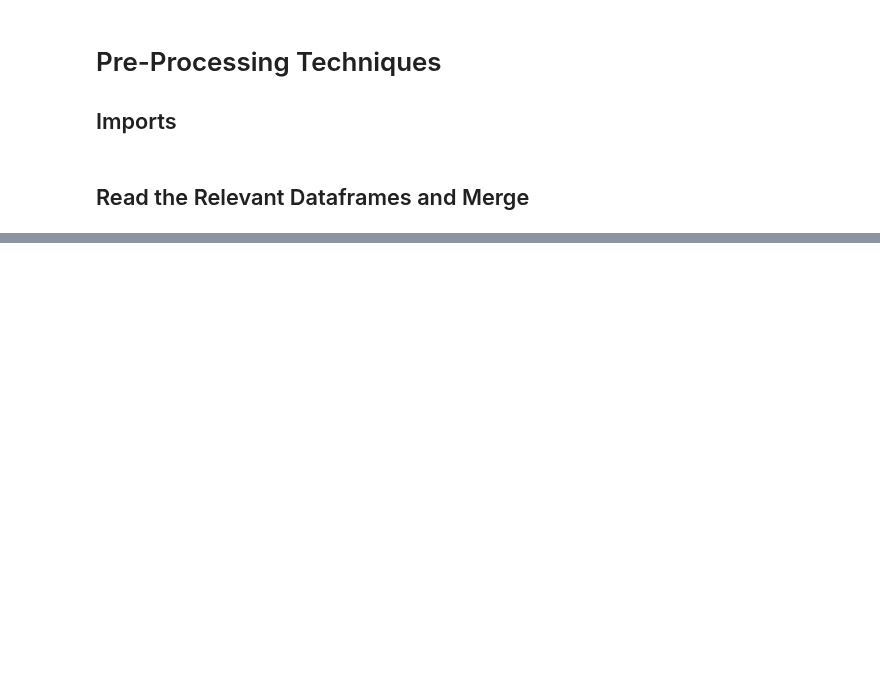
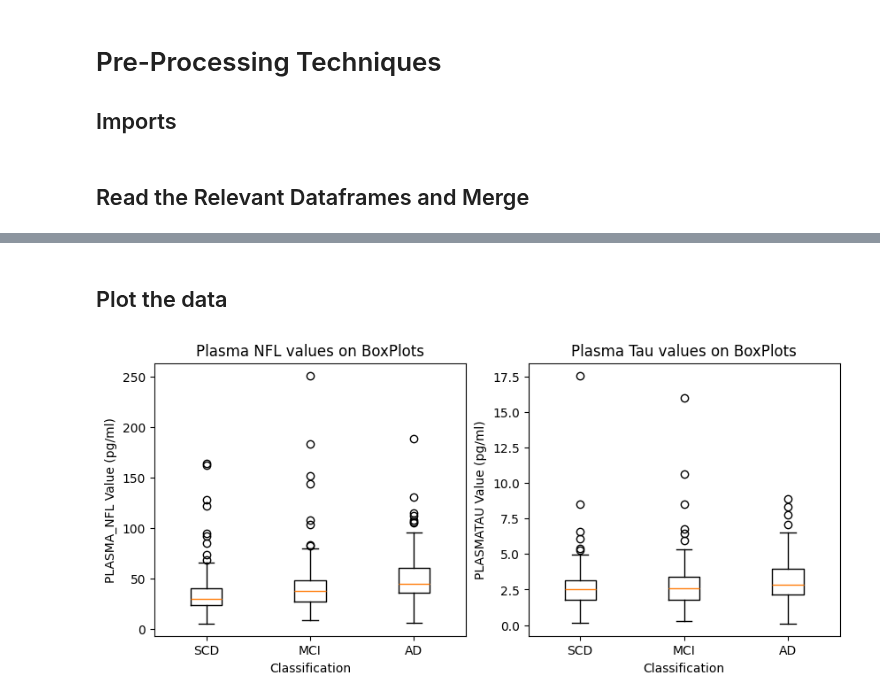
Before and after one commit to danielmakin/NoMoreAlzheimersDisease, a Jupyter notebook: PreProcessing.ipynb, the cells around one changed output, grey strips where cells are left out. Cells and saved outputs as stored; diff of their text form; code cells hidden in the pictures; blank space fills up the shorter version.

```diff
--- a/PreProcessing.ipynb
+++ b/PreProcessing.ipynb
@@ -49,0 +53,8 @@ BLEN Data Makes the Shape (580, 4)
+# %%
+# Now Combine the DX given vales
+dx = pd.read_csv('Data/ADNIMERGE_15Jun2023.csv')
+df = pd.merge(df1, dx, on=['RID', 'VISCODE'], how='inner') #[['RID', 'VISCODE', 'DX', 'PLASMA_NFL', 'PLASMATAU', 'AB40', 'AB42']]
+
+df = df[['RID', 'VISCODE', 'DX', 'PLASMA_NFL', 'PLASMATAU', 'AB4240', 'MMSE', 'PTEDUCAT', 'AGE']]
+
+df
@@ -49,0 +77,5 @@ BLEN Data Makes the Shape (580, 4)
+# %%
+# Rename to be more intuitive for rest of detection
+df = df.replace("CN", "SCD").replace("Dementia", "AD").dropna()
+
+df
@@ -49,0 +96,2 @@ BLEN Data Makes the Shape (580, 4)
+# %% [markdown]
+## Plot the data
@@ -49,0 +100,28 @@ BLEN Data Makes the Shape (580, 4)
+# %%
+# Get all the different classes
+SCD = df.loc[df["DX"] == "SCD"]
+MCI = df.loc[df["DX"] == "MCI"]
+AD = df.loc[df["DX"] == "AD"]
+
+SCD
+df.to_csv("Data/ProcessedData/PreProcessingFile.csv")
+# %%
+fig, axes = plt.subplots(nrows=1, ncols=2, figsize=(10, 4))
+
+box_plot_nfl = [list(SCD['PLASMA_NFL'].dropna()), list(MCI['PLASMA_NFL']), list(AD['PLASMA_NFL'].dropna())]
+
+axes[0].boxplot(box_plot_nfl, showfliers=True, labels=['SCD', 'MCI', 'AD'])
+axes[0].set_title('Plasma NFL values on BoxPlots')
+axes[0].set_ylabel('PLASMA_NFL Value (pg/ml)')
+axes[0].set_xlabel('Classification')
+
+# Remove the null values also
+box_plot_tau = [list(SCD['PLASMATAU'].dropna()), list(MCI['PLASMATAU']), list(AD['PLASMATAU'].dropna())]
+
+axes[1].boxplot(box_plot_tau, showfliers=True, labels=['SCD', 'MCI', 'AD'])
+axes[1].set_title('Plasma Tau values on BoxPlots')
+axes[1].set_ylabel('PLASMATAU Value (pg/ml)')
+axes[1].set_xlabel('Classification')
+plt.show()
+# %% [output]
+[figure, added]
```
Also changed, not shown: parts of 10 cells of this notebook, 1 other file.
